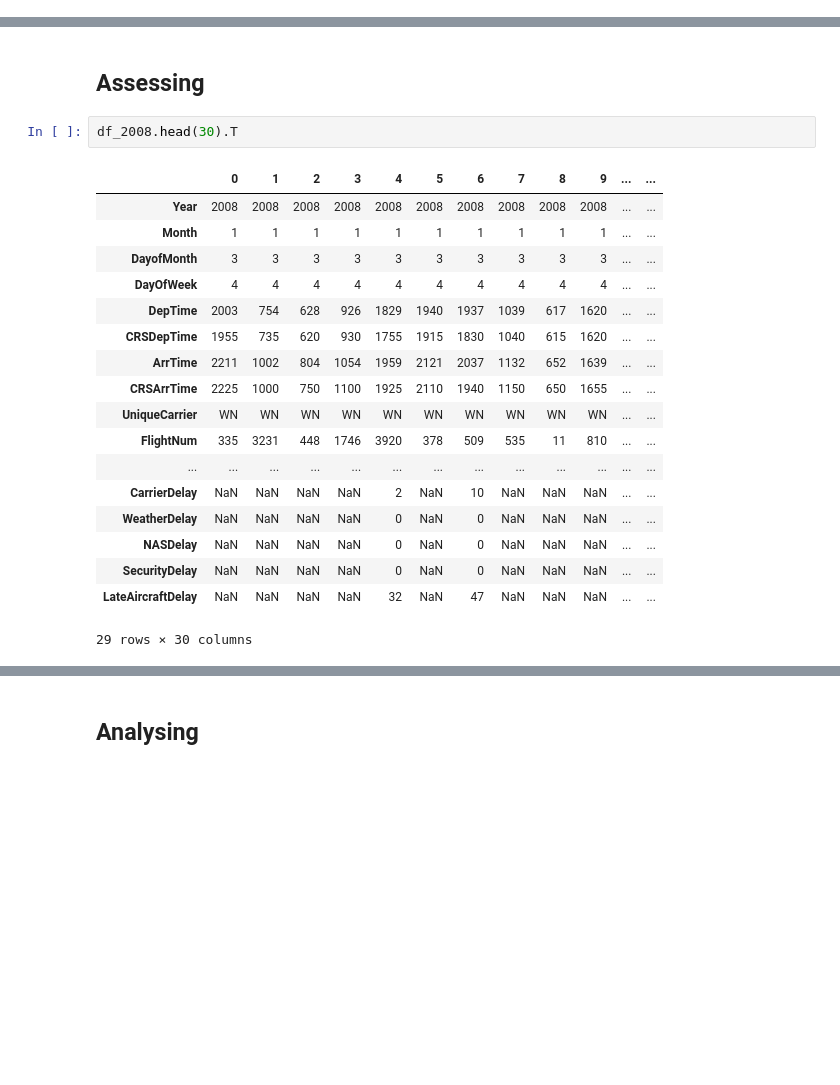
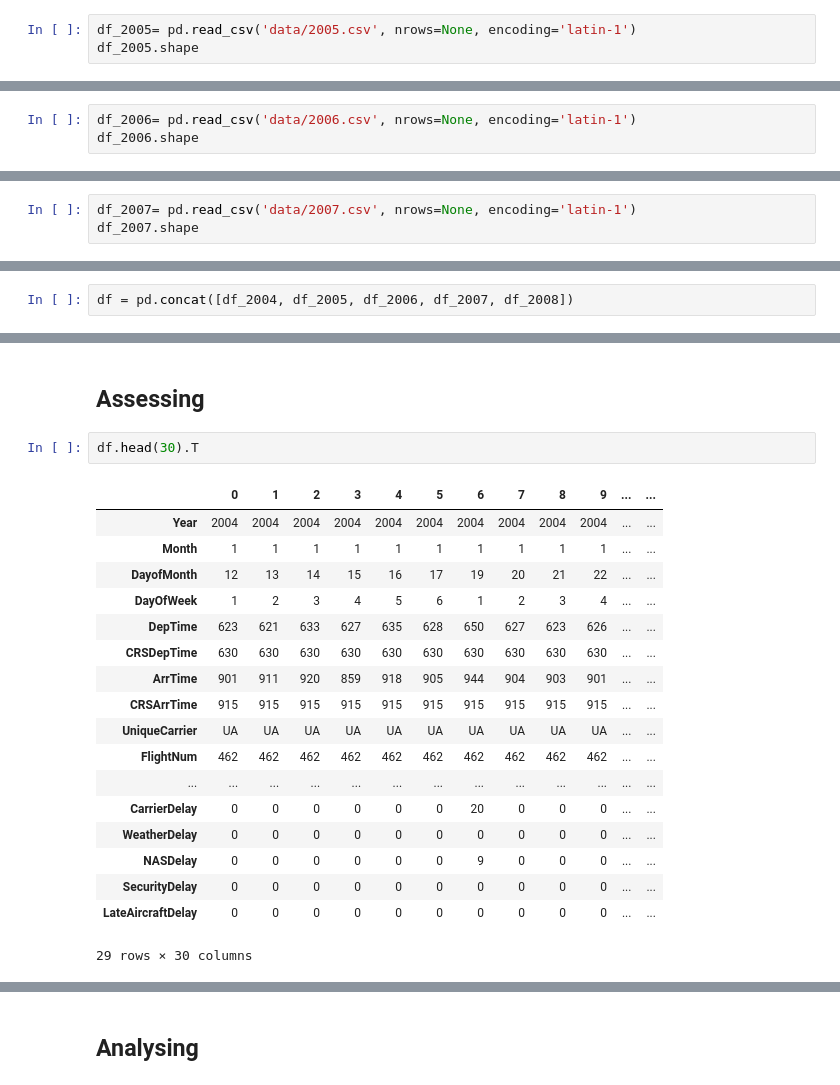
Before and after one commit to ManalAlkallas/Ford_GoBike_Analysis, a Jupyter notebook: Flight_Dataset.ipynb, the cells around one changed output, grey strips where cells are left out. Drawn from its saved outputs; the diff is of its cells as text; blank space fills up the shorter version.

Commit message:
Include data from 2004 to 2008

```diff
--- a/Flight_Dataset.ipynb
+++ b/Flight_Dataset.ipynb
@@ -10,0 +29,3 @@ import glob
+# %%
+df_2005= pd.read_csv('data/2005.csv', nrows=None, encoding='latin-1')
+df_2005.shape
@@ -10,0 +34,3 @@ import glob
+# %%
+df_2006= pd.read_csv('data/2006.csv', nrows=None, encoding='latin-1')
+df_2006.shape
@@ -10,0 +39,3 @@ import glob
+# %%
+df_2007= pd.read_csv('data/2007.csv', nrows=None, encoding='latin-1')
+df_2007.shape
@@ -13,3 +46,5 @@ df_2008= pd.read_csv('data/2008.csv', nrows=None, encoding='latin-1')
 df_2008.shape
 # %% [output]
 (7009728, 29)
+# %%
+df = pd.concat([df_2004, df_2005, df_2006, df_2007, df_2008])
@@ -31,25 +70,25 @@ df_2008.sample(10)
 # %% [markdown]
 ## Assessing
 # %%
-df_2008.head(30).T
+df.head(30).T
 # %% [output]
 |  | 0 | 1 | 2 | 3 | 4 | 5 | 6 | 7 | 8 | 9 | ... | ... |
-| Year | 2008 | 2008 | 2008 | 2008 | 2008 | 2008 | 2008 | 2008 | 2008 | 2008 | ... | ... |
+| Year | 2004 | 2004 | 2004 | 2004 | 2004 | 2004 | 2004 | 2004 | 2004 | 2004 | ... | ... |
 | Month | 1 | 1 | 1 | 1 | 1 | 1 | 1 | 1 | 1 | 1 | ... | ... |
-| DayofMonth | 3 | 3 | 3 | 3 | 3 | 3 | 3 | 3 | 3 | 3 | ... | ... |
-| DayOfWeek | 4 | 4 | 4 | 4 | 4 | 4 | 4 | 4 | 4 | 4 | ... | ... |
-| DepTime | 2003 | 754 | 628 | 926 | 1829 | 1940 | 1937 | 1039 | 617 | 1620 | ... | ... |
-| CRSDepTime | 1955 | 735 | 620 | 930 | 1755 | 1915 | 1830 | 1040 | 615 | 1620 | ... | ... |
-| ArrTime | 2211 | 1002 | 804 | 1054 | 1959 | 2121 | 2037 | 1132 | 652 | 1639 | ... | ... |
-| CRSArrTime | 2225 | 1000 | 750 | 1100 | 1925 | 2110 | 1940 | 1150 | 650 | 1655 | ... | ... |
-| UniqueCarrier | WN | WN | WN | WN | WN | WN | WN | WN | WN | WN | ... | ... |
-| FlightNum | 335 | 3231 | 448 | 1746 | 3920 | 378 | 509 | 535 | 11 | 810 | ... | ... |
+| DayofMonth | 12 | 13 | 14 | 15 | 16 | 17 | 19 | 20 | 21 | 22 | ... | ... |
+| DayOfWeek | 1 | 2 | 3 | 4 | 5 | 6 | 1 | 2 | 3 | 4 | ... | ... |
+| DepTime | 623 | 621 | 633 | 627 | 635 | 628 | 650 | 627 | 623 | 626 | ... | ... |
+| CRSDepTime | 630 | 630 | 630 | 630 | 630 | 630 | 630 | 630 | 630 | 630 | ... | ... |
+| ArrTime | 901 | 911 | 920 | 859 | 918 | 905 | 944 | 904 | 903 | 901 | ... | ... |
+| CRSArrTime | 915 | 915 | 915 | 915 | 915 | 915 | 915 | 915 | 915 | 915 | ... | ... |
+| UniqueCarrier | UA | UA | UA | UA | UA | UA | UA | UA | UA | UA | ... | ... |
+| FlightNum | 462 | 462 | 462 | 462 | 462 | 462 | 462 | 462 | 462 | 462 | ... | ... |
 | ... | ... | ... | ... | ... | ... | ... | ... | ... | ... | ... | ... | ... |
-| CarrierDelay | NaN | NaN | NaN | NaN | 2 | NaN | 10 | NaN | NaN | NaN | ... | ... |
-| WeatherDelay | NaN | NaN | NaN | NaN | 0 | NaN | 0 | NaN | NaN | NaN | ... | ... |
-| NASDelay | NaN | NaN | NaN | NaN | 0 | NaN | 0 | NaN | NaN | NaN | ... | ... |
-| SecurityDelay | NaN | NaN | NaN | NaN | 0 | NaN | 0 | NaN | NaN | NaN | ... | ... |
-| LateAircraftDelay | NaN | NaN | NaN | NaN | 32 | NaN | 47 | NaN | NaN | NaN | ... | ... |
+| CarrierDelay | 0 | 0 | 0 | 0 | 0 | 0 | 20 | 0 | 0 | 0 | ... | ... |
+| WeatherDelay | 0 | 0 | 0 | 0 | 0 | 0 | 0 | 0 | 0 | 0 | ... | ... |
+| NASDelay | 0 | 0 | 0 | 0 | 0 | 0 | 9 | 0 | 0 | 0 | ... | ... |
+| SecurityDelay | 0 | 0 | 0 | 0 | 0 | 0 | 0 | 0 | 0 | 0 | ... | ... |
+| LateAircraftDelay | 0 | 0 | 0 | 0 | 0 | 0 | 0 | 0 | 0 | 0 | ... | ... |
 29 rows × 30 columns
 # %% [markdown]
 ### Variable descriptions
```
Also changed, not shown: parts of 24 cells of this notebook.
